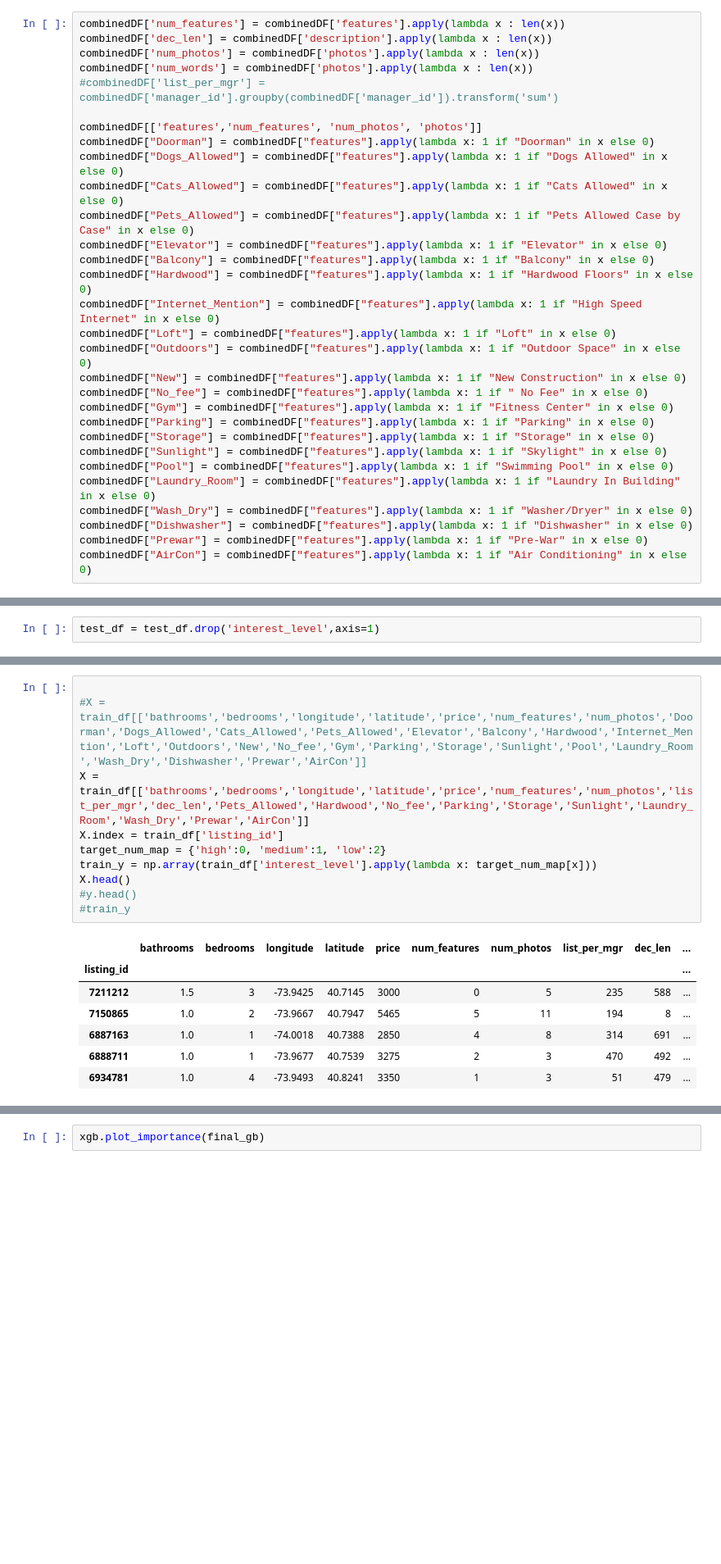
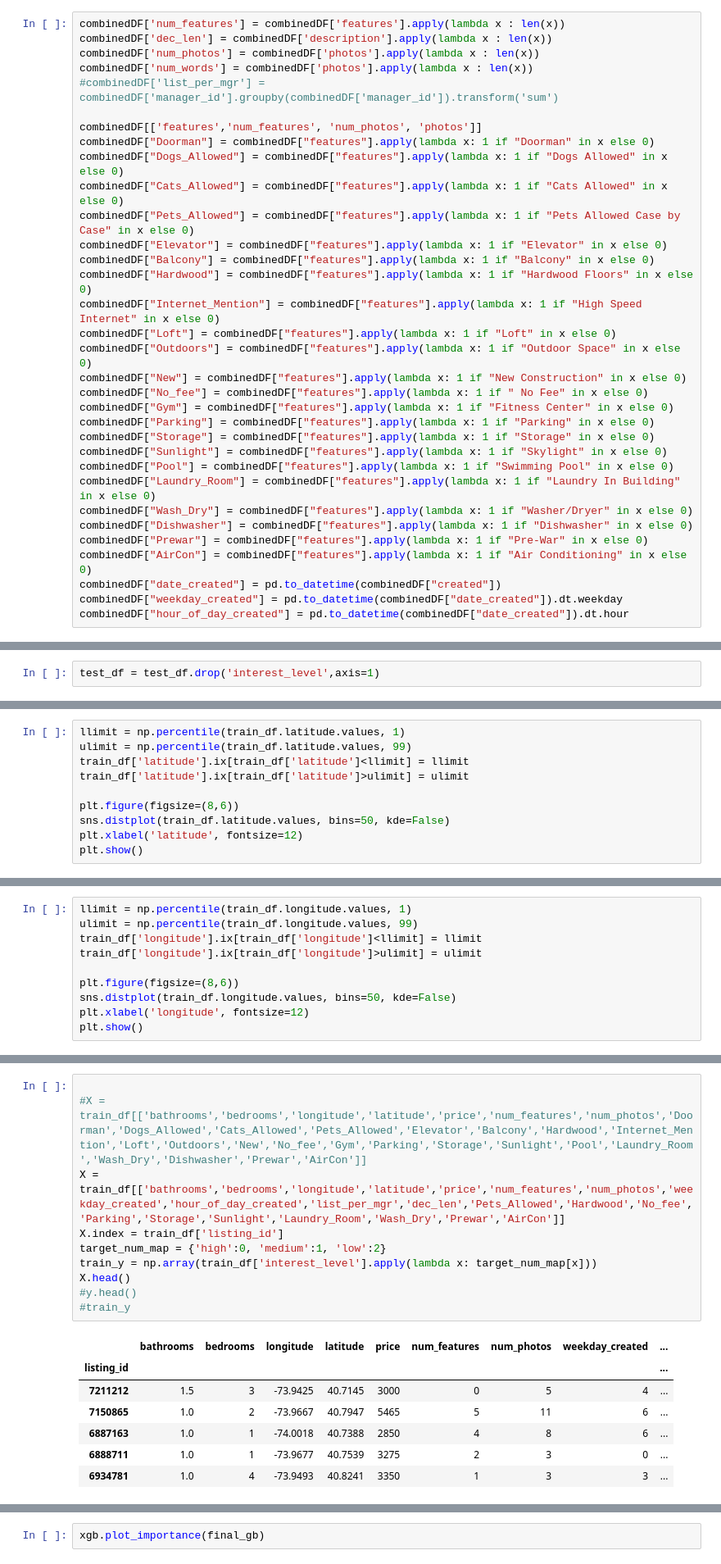
Before and after one commit to vb8190/7406_latest, a Jupyter notebook: 7406DataMiningProject/vikas/ipython_notebooks/7406_Final_Project.ipynb, the cells around one changed output, grey strips where cells are left out. Shown: that part at 82% size. Saved outputs shown, nothing was run; the diff lists cells and outputs as text; blank space fills up the shorter version.

```diff
--- a/7406DataMiningProject/vikas/ipython_notebooks/7406_Final_Project.ipynb
+++ b/7406DataMiningProject/vikas/ipython_notebooks/7406_Final_Project.ipynb
@@ -76,6 +76,9 @@ combinedDF["Wash_Dry"] = combinedDF["features"].apply(lambda x: 1 if "Washer/Dry
 combinedDF["Dishwasher"] = combinedDF["features"].apply(lambda x: 1 if "Dishwasher" in x else 0)
 combinedDF["Prewar"] = combinedDF["features"].apply(lambda x: 1 if "Pre-War" in x else 0)
 combinedDF["AirCon"] = combinedDF["features"].apply(lambda x: 1 if "Air Conditioning" in x else 0)
+combinedDF["date_created"] = pd.to_datetime(combinedDF["created"])
+combinedDF["weekday_created"] = pd.to_datetime(combinedDF["date_created"]).dt.weekday
+combinedDF["hour_of_day_created"] = pd.to_datetime(combinedDF["date_created"]).dt.hour
 # %%
 combinedDF['list_per_mgr'] = combinedDF.groupby('manager_id', as_index=False)['manager_id'].transform(lambda s: s.count())
 # %%
@@ -94,0 +202,10 @@ test_df = test_df.drop('interest_level',axis=1)
+# %%
+llimit = np.percentile(train_df.latitude.values, 1)
+ulimit = np.percentile(train_df.latitude.values, 99)
+train_df['latitude'].ix[train_df['latitude']<llimit] = llimit
+train_df['latitude'].ix[train_df['latitude']>ulimit] = ulimit
+
+plt.figure(figsize=(8,6))
+sns.distplot(train_df.latitude.values, bins=50, kde=False)
+plt.xlabel('latitude', fontsize=12)
+plt.show()
@@ -94,0 +216,10 @@ test_df = test_df.drop('interest_level',axis=1)
+# %%
+llimit = np.percentile(train_df.longitude.values, 1)
+ulimit = np.percentile(train_df.longitude.values, 99)
+train_df['longitude'].ix[train_df['longitude']<llimit] = llimit
+train_df['longitude'].ix[train_df['longitude']>ulimit] = ulimit
+
+plt.figure(figsize=(8,6))
+sns.distplot(train_df.longitude.values, bins=50, kde=False)
+plt.xlabel('longitude', fontsize=12)
+plt.show()
@@ -95,18 +292,18 @@ test_df = test_df.drop('interest_level',axis=1)
 # %%
 
 #X = train_df[['bathrooms','bedrooms','longitude','latitude','price','num_features','num_photos','Doorman','Dogs_Allowed','Cats_Allowed','Pets_Allowed','Elevator','Balcony','Hardwood','Internet_Mention','Loft','Outdoors','New','No_fee','Gym','Parking','Storage','Sunlight','Pool','Laundry_Room','Wash_Dry','Dishwasher','Prewar','AirCon']]
-X = train_df[['bathrooms','bedrooms','longitude','latitude','price','num_features','num_photos','list_per_mgr','dec_len','Pets_Allowed','Hardwood','No_fee','Parking','Storage','Sunlight','Laundry_Room','Wash_Dry','Prewar','AirCon']]
+X = train_df[['bathrooms','bedrooms','longitude','latitude','price','num_features','num_photos','weekday_created','hour_of_day_created','list_per_mgr','dec_len','Pets_Allowed','Hardwood','No_fee','Parking','Storage','Sunlight','Laundry_Room','Wash_Dry','Prewar','AirCon']]
 X.index = train_df['listing_id']
 target_num_map = {'high':0, 'medium':1, 'low':2}
 train_y = np.array(train_df['interest_level'].apply(lambda x: target_num_map[x]))
 X.head()
 #y.head()
 #train_y
 # %% [output]
-|  | bathrooms | bedrooms | longitude | latitude | price | num_features | num_photos | list_per_mgr | dec_len | ... |
-| listing_id |  |  |  |  |  |  |  |  |  | ... |
-| 7211212 | 1.5 | 3 | -73.9425 | 40.7145 | 3000 | 0 | 5 | 235 | 588 | ... |
-| 7150865 | 1.0 | 2 | -73.9667 | 40.7947 | 5465 | 5 | 11 | 194 | 8 | ... |
-| 6887163 | 1.0 | 1 | -74.0018 | 40.7388 | 2850 | 4 | 8 | 314 | 691 | ... |
-| 6888711 | 1.0 | 1 | -73.9677 | 40.7539 | 3275 | 2 | 3 | 470 | 492 | ... |
-| 6934781 | 1.0 | 4 | -73.9493 | 40.8241 | 3350 | 1 | 3 | 51 | 479 | ... |
+|  | bathrooms | bedrooms | longitude | latitude | price | num_features | num_photos | weekday_created | ... |
+| listing_id |  |  |  |  |  |  |  |  | ... |
+| 7211212 | 1.5 | 3 | -73.9425 | 40.7145 | 3000 | 0 | 5 | 4 | ... |
+| 7150865 | 1.0 | 2 | -73.9667 | 40.7947 | 5465 | 5 | 11 | 6 | ... |
+| 6887163 | 1.0 | 1 | -74.0018 | 40.7388 | 2850 | 4 | 8 | 6 | ... |
+| 6888711 | 1.0 | 1 | -73.9677 | 40.7539 | 3275 | 2 | 3 | 0 | ... |
+| 6934781 | 1.0 | 4 | -73.9493 | 40.8241 | 3350 | 1 | 3 | 3 | ... |
```
Also changed, not shown: parts of 32 cells of this notebook.
